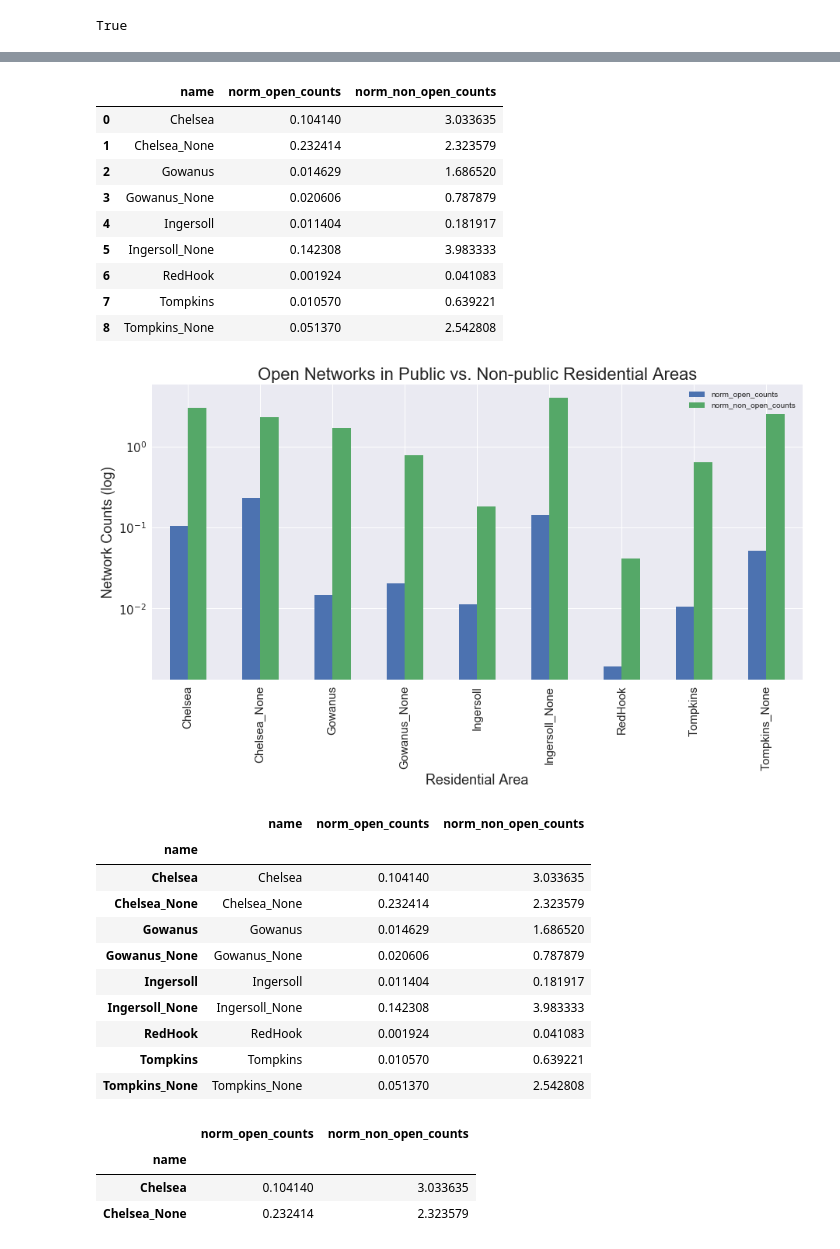
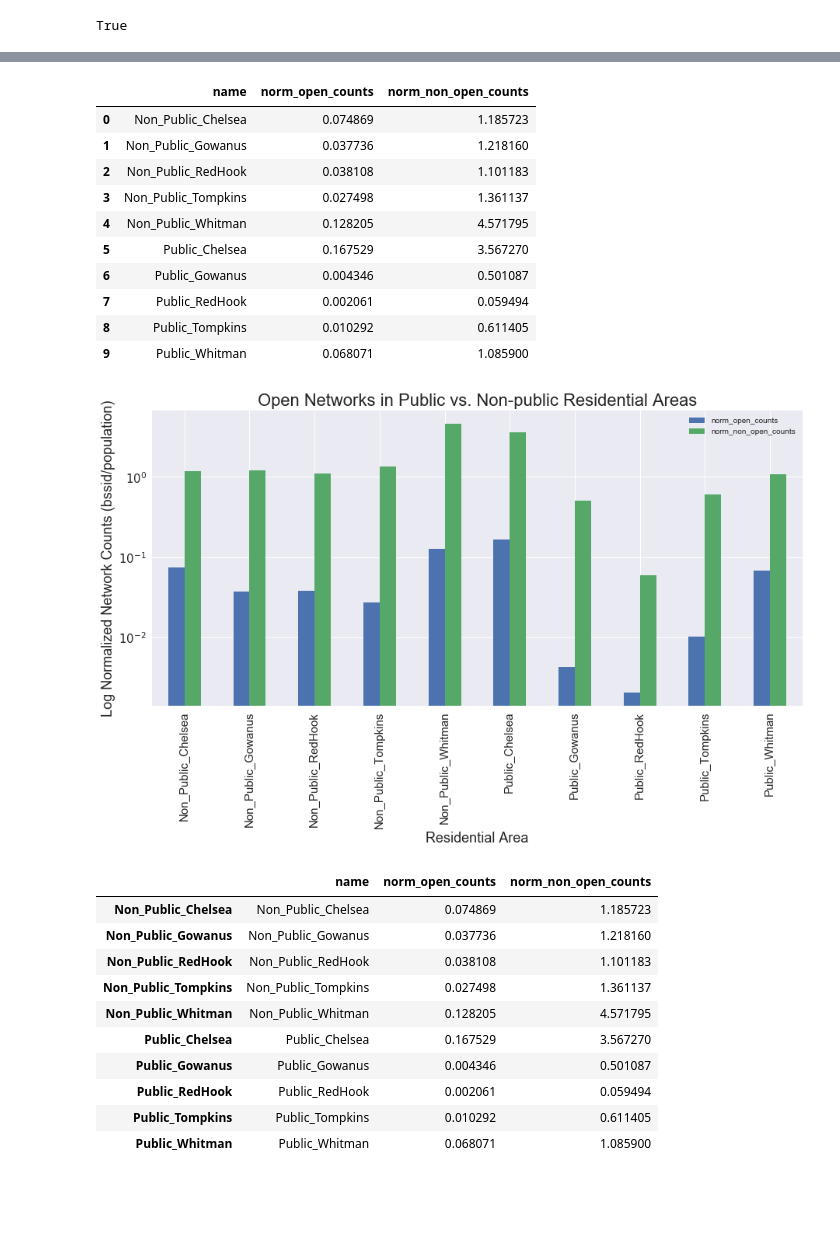
Before and after one commit to cor215/WiFind2017, a Jupyter notebook: Final Analysis - Wifind.ipynb, the cells around one changed output, grey strips where cells are left out. Cells and saved outputs as stored; diff of their text form; code cells hidden in the pictures; blank space fills up the shorter version.

```diff
--- a/Final Analysis - Wifind.ipynb
+++ b/Final Analysis - Wifind.ipynb
@@ -388,4 +380,4 @@ housing_wifi_uni_by_bl_group__[::1000].plot()
 # Loading 10 Areas
 # %%
 # loading housing projects areas shapes into geopandas (10)
-housing_areas_shape = gpd.GeoDataFrame.from_file("../Downloads/data/NewPolygons/Export_Output_4.shp")
+housing_areas_shape = gpd.GeoDataFrame.from_file("../Downloads/data/Ranges_new/Ranges.shp")
@@ -819,38 +817,41 @@ bar_plot = housing_wifi_counts_normalized[["name","norm_open_counts","norm_non_o
 bar_plot
 # %% [output]
 |  | name | norm_open_counts | norm_non_open_counts |
-| 0 | Chelsea | 0.104140 | 3.033635 |
-| 1 | Chelsea_None | 0.232414 | 2.323579 |
-| 2 | Gowanus | 0.014629 | 1.686520 |
-| 3 | Gowanus_None | 0.020606 | 0.787879 |
-| 4 | Ingersoll | 0.011404 | 0.181917 |
-| 5 | Ingersoll_None | 0.142308 | 3.983333 |
-| 6 | RedHook | 0.001924 | 0.041083 |
-| 7 | Tompkins | 0.010570 | 0.639221 |
-| 8 | Tompkins_None | 0.051370 | 2.542808 |
+| 0 | Non_Public_Chelsea | 0.074869 | 1.185723 |
+| 1 | Non_Public_Gowanus | 0.037736 | 1.218160 |
+| 2 | Non_Public_RedHook | 0.038108 | 1.101183 |
+| 3 | Non_Public_Tompkins | 0.027498 | 1.361137 |
+| 4 | Non_Public_Whitman | 0.128205 | 4.571795 |
+| 5 | Public_Chelsea | 0.167529 | 3.567270 |
+| 6 | Public_Gowanus | 0.004346 | 0.501087 |
+| 7 | Public_RedHook | 0.002061 | 0.059494 |
+| 8 | Public_Tompkins | 0.010292 | 0.611405 |
+| 9 | Public_Whitman | 0.068071 | 1.085900 |
-# %%
-bar_plot.index = bar_blot.name
+# %%
+bar_plot.index = ["Non_Public_Chelsea","Non_Public_Gowanus","Non_Public_RedHook","Non_Public_Tompkins",\
+                  "Non_Public_Whitman","Public_Chelsea","Public_Gowanus","Public_RedHook","Public_Tompkins",\
+                  "Public_Whitman"]
 # %%
 ax = bar_plot.plot(kind='bar', title ="Open Networks in Public vs. Non-public Residential Areas", \
                    figsize=(15, 7), legend=True, fontsize=15)
 ax.set_title("Open Networks in Public vs. Non-public Residential Areas",fontsize=22)
 ax.set_xlabel("Residential Area", fontsize=18)
-ax.set_ylabel("Network Counts (log)", fontsize=18)
+ax.set_ylabel("Log Normalized Network Counts (bssid/population)", fontsize=18)
 ax.set_yscale("log")
 # %% [output]
-[figure, old version]
+[figure, new version]
 # %%
 bar_plot
 # %% [output]
 |  | name | norm_open_counts | norm_non_open_counts |
-| name |  |  |  |
-| Chelsea | Chelsea | 0.104140 | 3.033635 |
-| Chelsea_None | Chelsea_None | 0.232414 | 2.323579 |
-| Gowanus | Gowanus | 0.014629 | 1.686520 |
-| Gowanus_None | Gowanus_None | 0.020606 | 0.787879 |
-| Ingersoll | Ingersoll | 0.011404 | 0.181917 |
-| Ingersoll_None | Ingersoll_None | 0.142308 | 3.983333 |
-| RedHook | RedHook | 0.001924 | 0.041083 |
-| Tompkins | Tompkins | 0.010570 | 0.639221 |
-| Tompkins_None | Tompkins_None | 0.051370 | 2.542808 |
+| Non_Public_Chelsea | Non_Public_Chelsea | 0.074869 | 1.185723 |
+| Non_Public_Gowanus | Non_Public_Gowanus | 0.037736 | 1.218160 |
+| Non_Public_RedHook | Non_Public_RedHook | 0.038108 | 1.101183 |
+| Non_Public_Tompkins | Non_Public_Tompkins | 0.027498 | 1.361137 |
+| Non_Public_Whitman | Non_Public_Whitman | 0.128205 | 4.571795 |
+| Public_Chelsea | Public_Chelsea | 0.167529 | 3.567270 |
+| Public_Gowanus | Public_Gowanus | 0.004346 | 0.501087 |
+| Public_RedHook | Public_RedHook | 0.002061 | 0.059494 |
+| Public_Tompkins | Public_Tompkins | 0.010292 | 0.611405 |
+| Public_Whitman | Public_Whitman | 0.068071 | 1.085900 |
 # %%
@@ -858,7 +858,0 @@ contingency_table_Chelsea = bar_plot[bar_blot.index.str.contains("Chelsea","Chel
-# %%
-contingency_table_Chelsea
-# %% [output]
-|  | norm_open_counts | norm_non_open_counts |
-| name |  |  |
-| Chelsea | 0.104140 | 3.033635 |
-| Chelsea_None | 0.232414 | 2.323579 |
```
Also changed, not shown: parts of 175 cells of this notebook.
